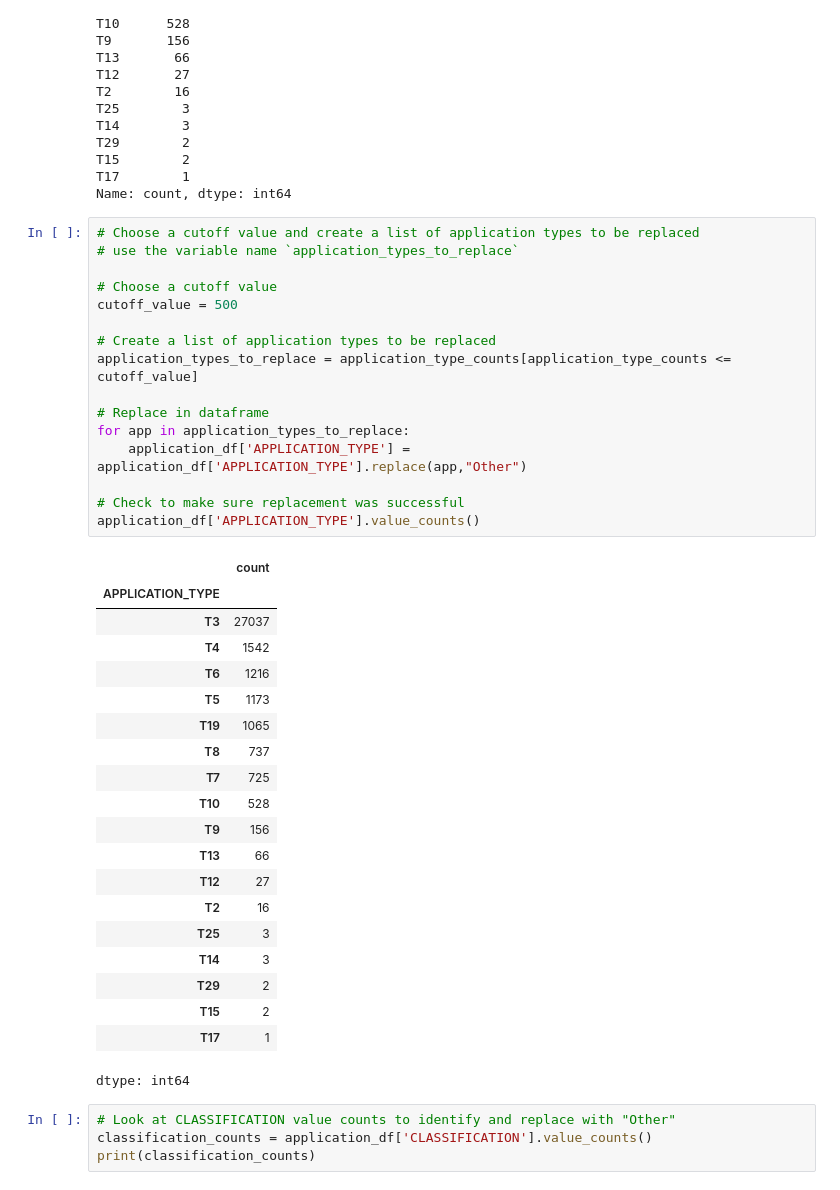
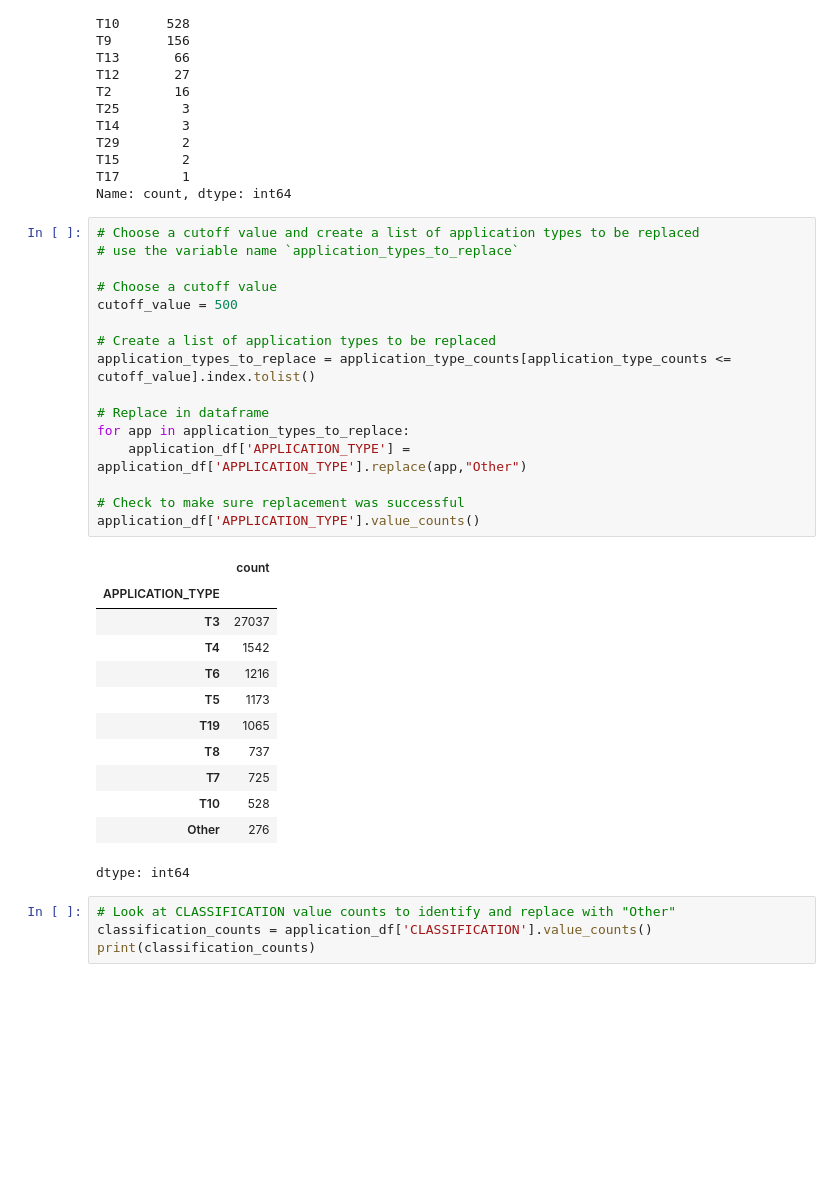
Before and after one commit to Rock2638/deep-learning-challenge, a Jupyter notebook: Deep Learning/AlphabetSoupCharity_Optimisation_h5.ipynb, the cells around one changed output. Drawn from its saved outputs; the diff is of its cells as text; blank space fills up the shorter version.

```diff
--- a/Deep Learning/AlphabetSoupCharity_Optimisation_h5.ipynb
+++ b/Deep Learning/AlphabetSoupCharity_Optimisation_h5.ipynb
@@ -65,39 +65,31 @@ Name: count, dtype: int64
 # %%
 # Choose a cutoff value and create a list of application types to be replaced
 # use the variable name `application_types_to_replace`
 
 # Choose a cutoff value
 cutoff_value = 500
 
 # Create a list of application types to be replaced
-application_types_to_replace = application_type_counts[application_type_counts <= cutoff_value]
+application_types_to_replace = application_type_counts[application_type_counts <= cutoff_value].index.tolist()
 
 # Replace in dataframe
 for app in application_types_to_replace:
     application_df['APPLICATION_TYPE'] = application_df['APPLICATION_TYPE'].replace(app,"Other")
 
 # Check to make sure replacement was successful
 application_df['APPLICATION_TYPE'].value_counts()
 # %% [output]
 |  | count |
 | APPLICATION_TYPE |  |
 | T3 | 27037 |
 | T4 | 1542 |
 | T6 | 1216 |
 | T5 | 1173 |
 | T19 | 1065 |
 | T8 | 737 |
 | T7 | 725 |
 | T10 | 528 |
-| T9 | 156 |
-| T13 | 66 |
-| T12 | 27 |
-| T2 | 16 |
-| T25 | 3 |
-| T14 | 3 |
-| T29 | 2 |
-| T15 | 2 |
-| T17 | 1 |
+| Other | 276 |
 dtype: int64
 # %%
 # Look at CLASSIFICATION value counts to identify and replace with "Other"
```
Also changed, not shown: parts of 6 cells of this notebook, 3 other files.
